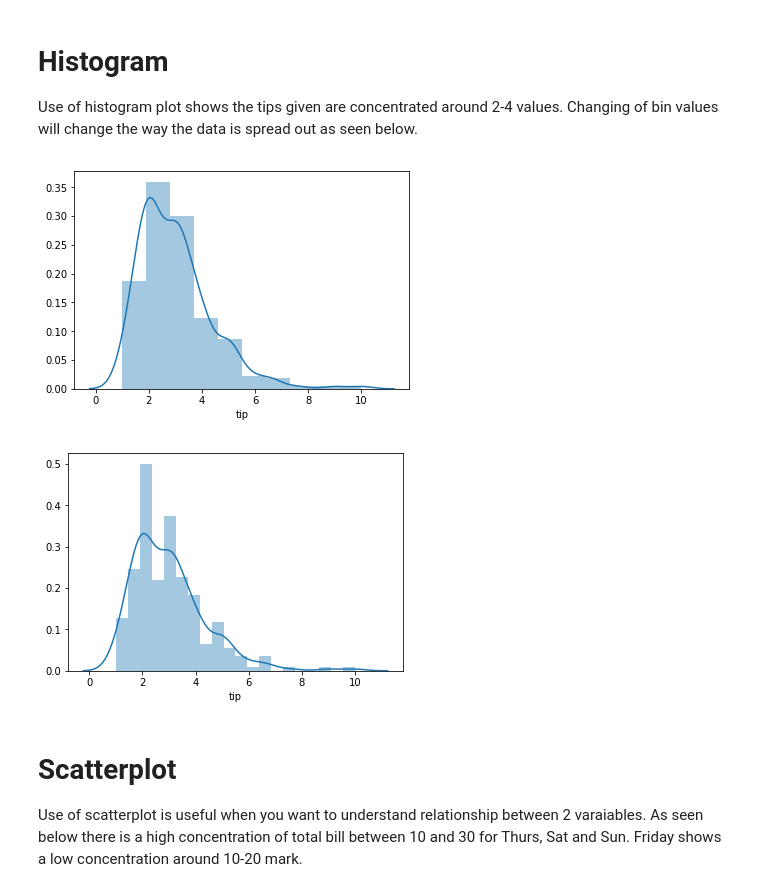
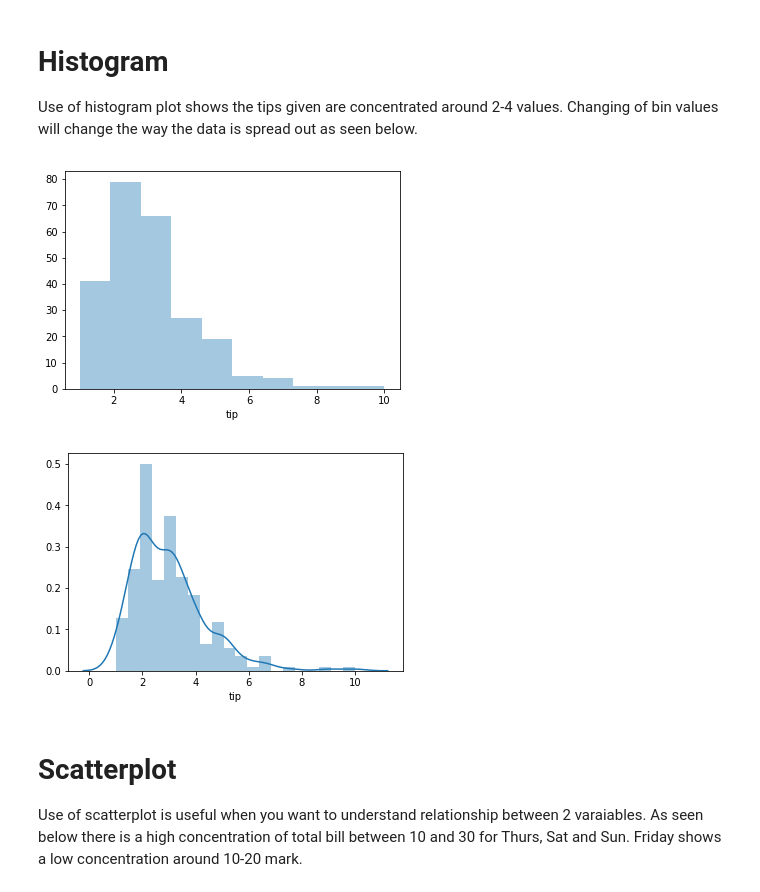
Before and after one commit to rossdavidhunter/Fundamentals-Data-Analysis-Assessment, a Jupyter notebook: tipsdataset.ipynb, the cells around one changed output. Drawn from its saved outputs; the diff is of its cells as text; code cells hidden in the pictures.

```diff
--- a/tipsdataset.ipynb
+++ b/tipsdataset.ipynb
@@ -120,12 +131,14 @@ The 3rd plot we can see that distribution is too random for tips with respect to
 
 Use of histogram plot shows the tips given are concentrated around 2-4 values. Changing of bin values will change the way the data is spread out as seen below.
 # %%
-sns.distplot(tips['tip'], kde=True, bins=10)
+# use of distplot function with option of kernel desity estimate plot
+
+sns.distplot(tips['tip'], kde=False, bins=10)
 plt.show()
 sns.distplot(tips['tip'], kde=True, bins=20)
 plt.show()
 # %% [output]
-[figure, old version]
+[figure, new version]
 [figure]
 # %% [markdown]
 # Scatterplot
```
Also changed, not shown: parts of 33 cells of this notebook, 3 other files.
